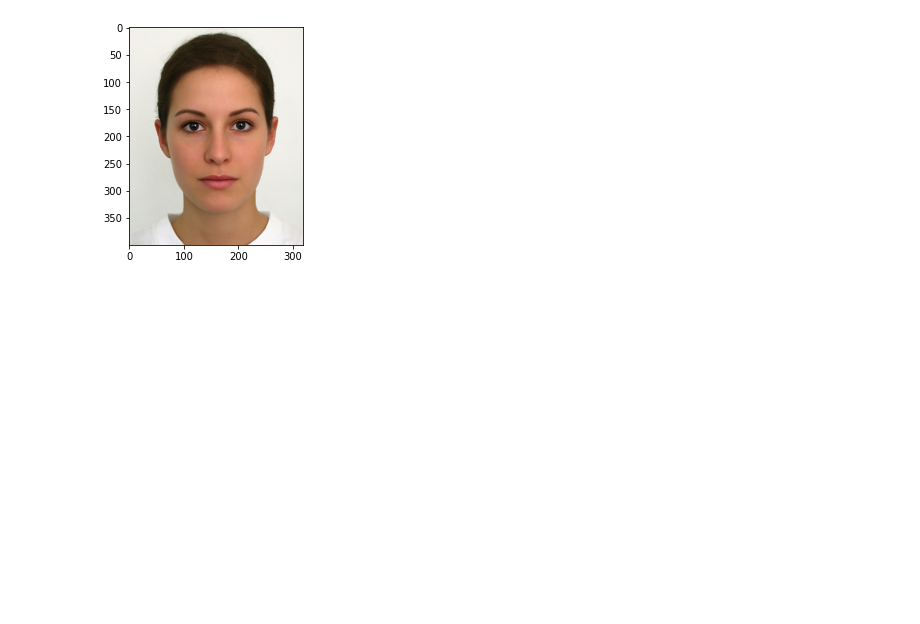
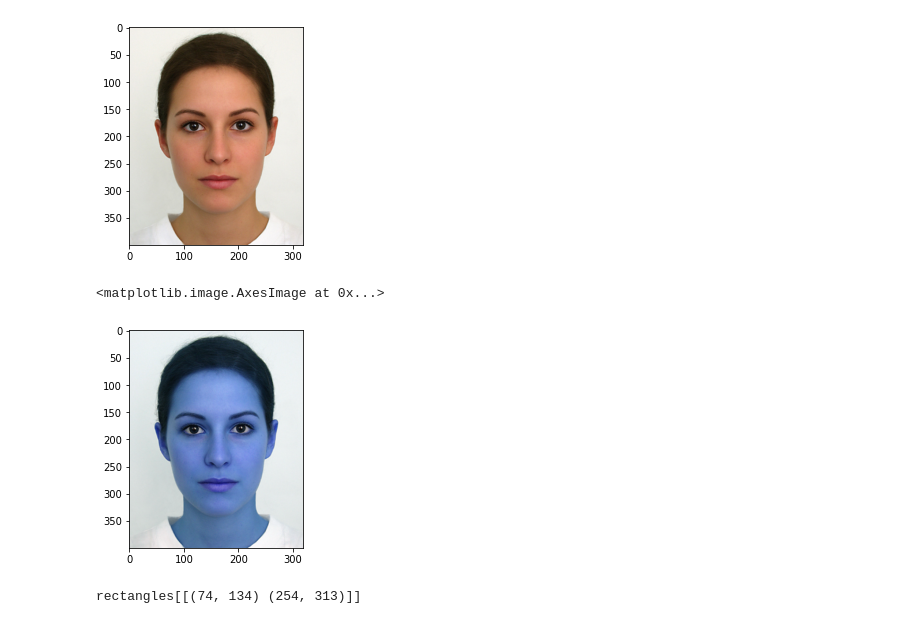
Before and after one commit to g-4-gagan/DrowsinessResearchPractice, a Jupyter notebook: Final/Part3.ipynb, the cells around one changed output. Cells and saved outputs as stored; diff of their text form; code cells hidden in the pictures; blank space fills up the shorter version.

```diff
--- a/Final/Part3.ipynb
+++ b/Final/Part3.ipynb
@@ -26,5 +26,8 @@ plt.imshow(img)
 detector = dlib.get_frontal_face_detector()
 predictor = dlib.shape_predictor("../shape_predictor_68_face_landmarks.dat")
 # %%
-gray = cv2.cvtColor(img, cv2.COLOR_RGB2GRAY)
-cv2.imshow('Image in Consideration',gray)
+gray = cv2.cvtColor(img, cv2.COLOR_RGB2BGR)
+plt.imshow(gray)
+# %% [output]
+<matplotlib.image.AxesImage at 0x...>
+[figure, added]
@@ -91,0 +34,5 @@ while True:
+# %%
+faces = detector(gray)
+faces
+# %% [output]
+rectangles[[(74, 134) (254, 313)]]
```
Also changed, not shown: parts of 6 cells of this notebook, 1 other file.
